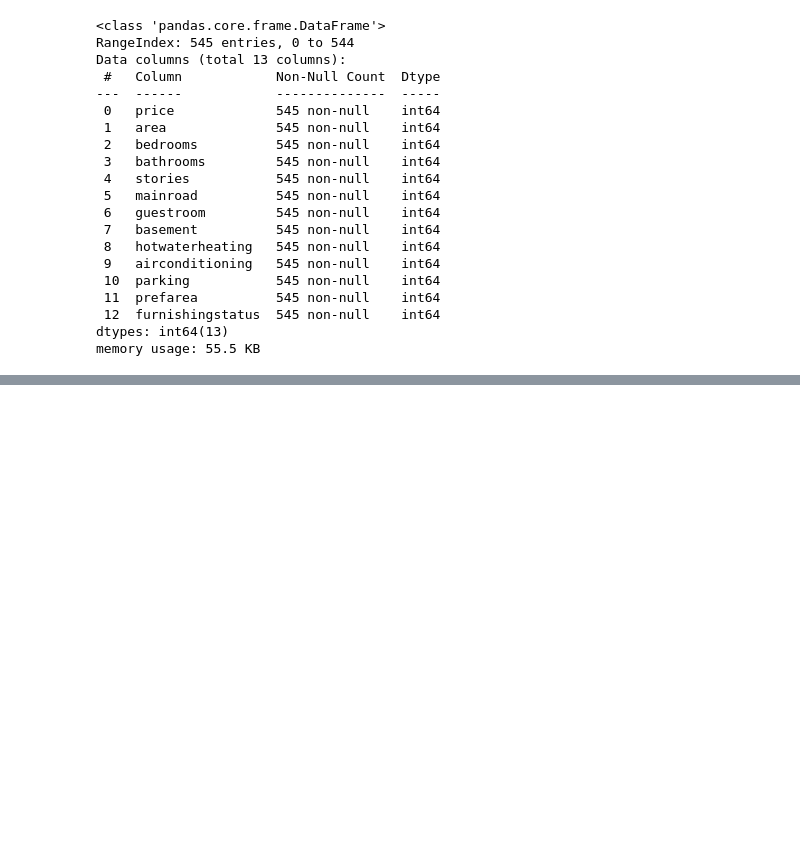
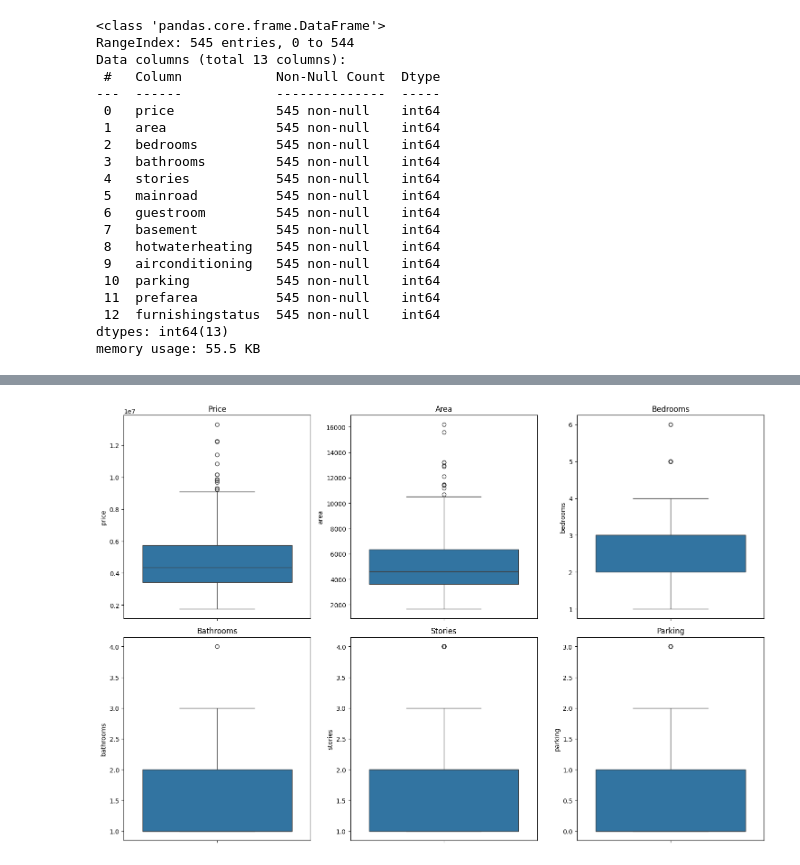
Before and after one commit to s4bih/machine-learning, a Jupyter notebook: harga_rumah.ipynb, the cells around one changed output, grey strips where cells are left out. Saved outputs shown, nothing was run; the diff lists cells and outputs as text; code cells hidden in the pictures; blank space fills up the shorter version.

```diff
--- a/harga_rumah.ipynb
+++ b/harga_rumah.ipynb
@@ -127,0 +147,20 @@ memory usage: 55.5 KB
+# %%
+#create a 2x 3 grid of subplot
+fig, axs = plt.subplots(2, 3, figsize=(15,10))
+#create a boxplot for 'price' in first plot
+sns.boxplot(data['price'], ax=axs[0,0])
+axs[0,0].set_title('Price')
+sns.boxplot(data['area'], ax=axs[0,1])
+axs[0,1].set_title('Area')
+sns.boxplot(data['bedrooms'], ax=axs[0,2])
+axs[0,2].set_title('Bedrooms')
+sns.boxplot(data['bathrooms'], ax=axs[1,0])
+axs[1,0].set_title('Bathrooms')
+sns.boxplot(data['stories'], ax=axs[1,1])
+axs[1,1].set_title('Stories')
+sns.boxplot(data['parking'], ax=axs[1,2])
+axs[1,2].set_title('Parking')
+plt.tight_layout()
+plt.show()
+# %% [output]
+[figure, added]
```
Also changed, not shown: parts of 6 cells of this notebook.
